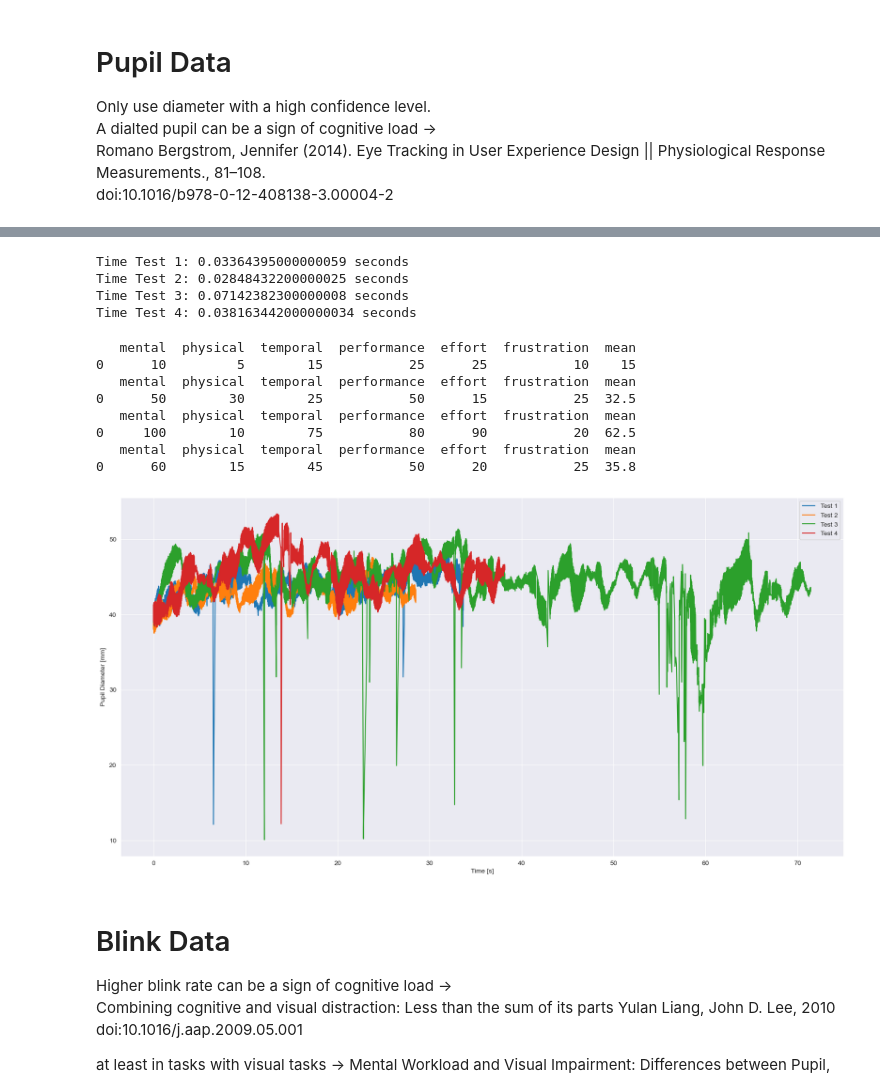
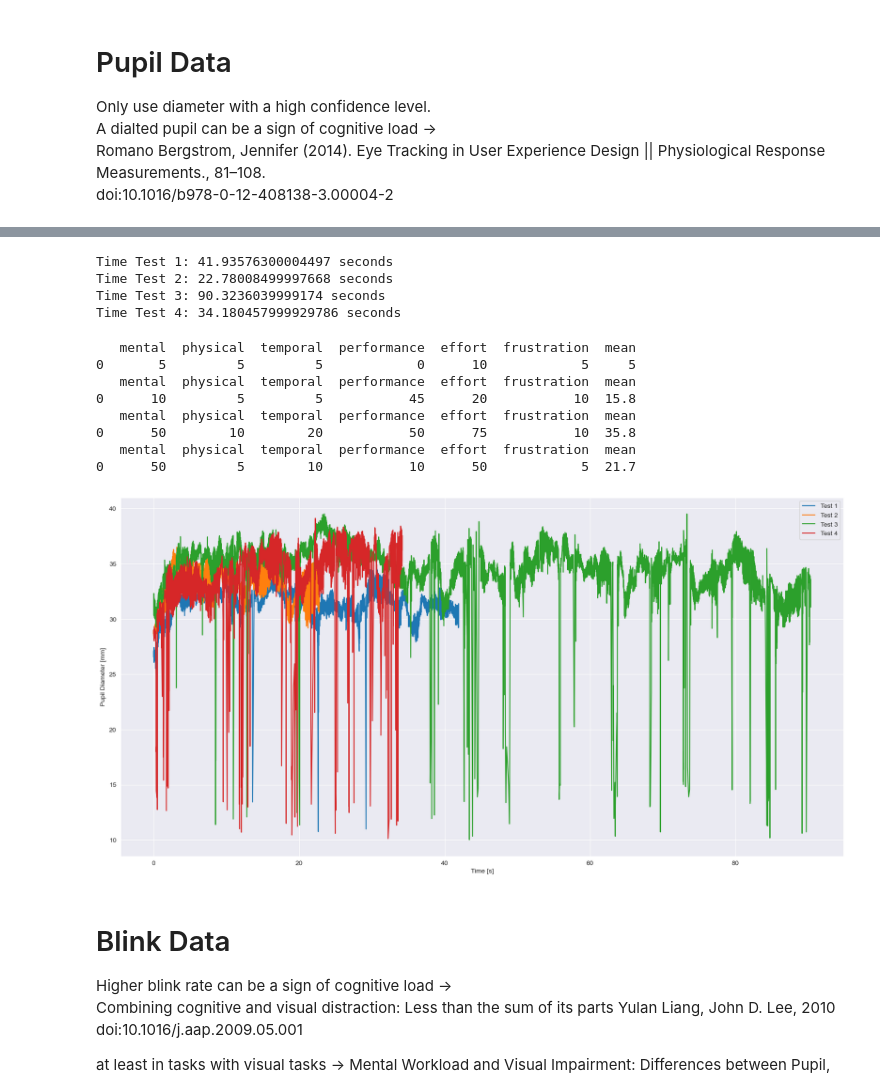
Before and after one commit to HBendig-HSFL/unlocking-minds, a Jupyter notebook: 1_DatasetCharacteristics/exploratory_data_analysis.ipynb, the cells around one changed output, grey strips where cells are left out. Saved outputs shown, nothing was run; the diff lists cells and outputs as text; code cells hidden in the pictures.

```diff
--- a/1_DatasetCharacteristics/exploratory_data_analysis.ipynb
+++ b/1_DatasetCharacteristics/exploratory_data_analysis.ipynb
@@ -187,40 +247,40 @@ print(participant_tests[0][0][4][0].head())
 # %%
 #calculate the overall time based on the pupil data for each test. the unit is seconds
 for i in range(4):
-    participant_test = participant_tests[0][i]
+    participant_test = participant_tests[current_participant][i]
     participant_test_pupil = participant_test[4][0]
-    print("Time Test " + str(i+1) + ": " + str(participant_test_pupil['pupil_timestamp'].iloc[-1]/1000) + " seconds")
+    print("Time Test " + str(i+1) + ": " + str(participant_test_pupil['pupil_timestamp'].iloc[-1]) + " seconds")
 # %% [output]
-Time Test 1: 0.03364395000000059 seconds
-Time Test 2: 0.02848432200000025 seconds
-Time Test 3: 0.07142382300000008 seconds
-Time Test 4: 0.038163442000000034 seconds
+Time Test 1: 41.93576300004497 seconds
+Time Test 2: 22.78008499997668 seconds
+Time Test 3: 90.3236039999174 seconds
+Time Test 4: 34.180457999929786 seconds
 # %%
 # print each NASA TLX value for each test
 for i in range(4):
-    participant_test = participant_tests[0][i]
+    participant_test = participant_tests[current_participant][i]
     print(str(participant_test[1]))
 # %% [output]
    mental  physical  temporal  performance  effort  frustration  mean
-0      10         5        15           25      25           10    15
+0       5         5         5            0      10            5     5
    mental  physical  temporal  performance  effort  frustration  mean
-0      50        30        25           50      15           25  32.5
+0      10         5         5           45      20           10  15.8
    mental  physical  temporal  performance  effort  frustration  mean
-0     100        10        75           80      90           20  62.5
+0      50        10        20           50      75           10  35.8
    mental  physical  temporal  performance  effort  frustration  mean
-0      60        15        45           50      20           25  35.8
+0      50         5        10           10      50            5  21.7
 # %%
 # plot the pupil diameter over time for all tests in one plot in different colors
 plt.figure(figsize=(20, 10))
 for i in range(4):
-    participant_test = participant_tests[0][i]
+    participant_test = participant_tests[current_participant][i]
     plt.plot(participant_test[4][0]['pupil_timestamp'], participant_test[4][0]['diameter'], label='Test ' + str(i+1))
 plt.xlabel('Time [s]')
 plt.ylabel('Pupil Diameter [mm]')
 plt.legend()
 plt.show()
 # %% [output]
-[figure, old version]
+[figure, new version]
 # %% [markdown]
 # Blink Data
 Higher blink rate can be a sign of cognitive load -> <br>
```
Also changed, not shown: parts of 10 cells of this notebook.
